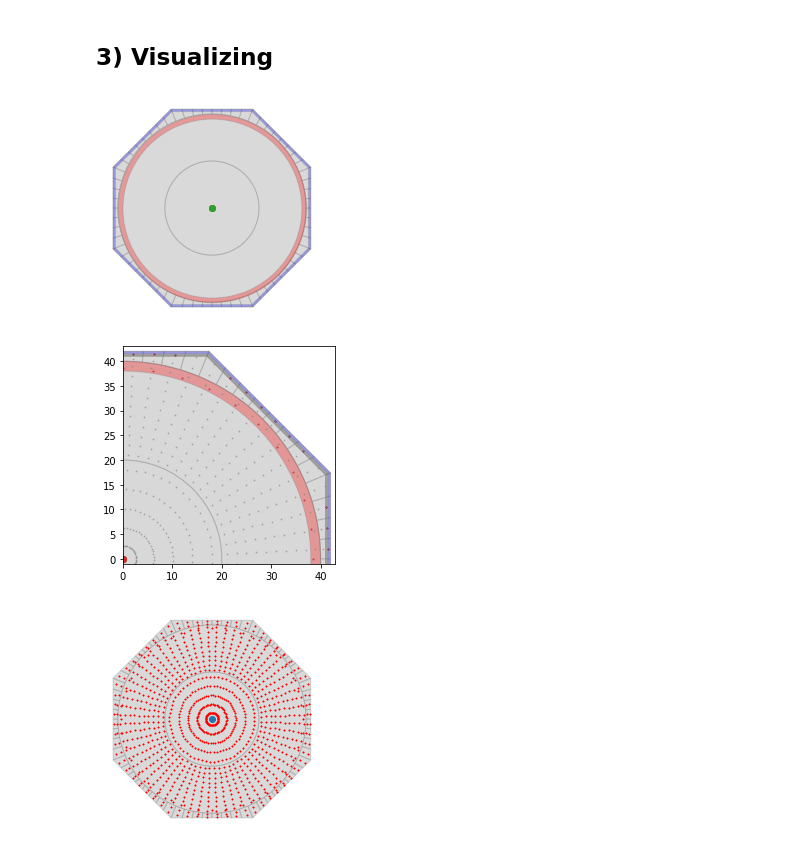
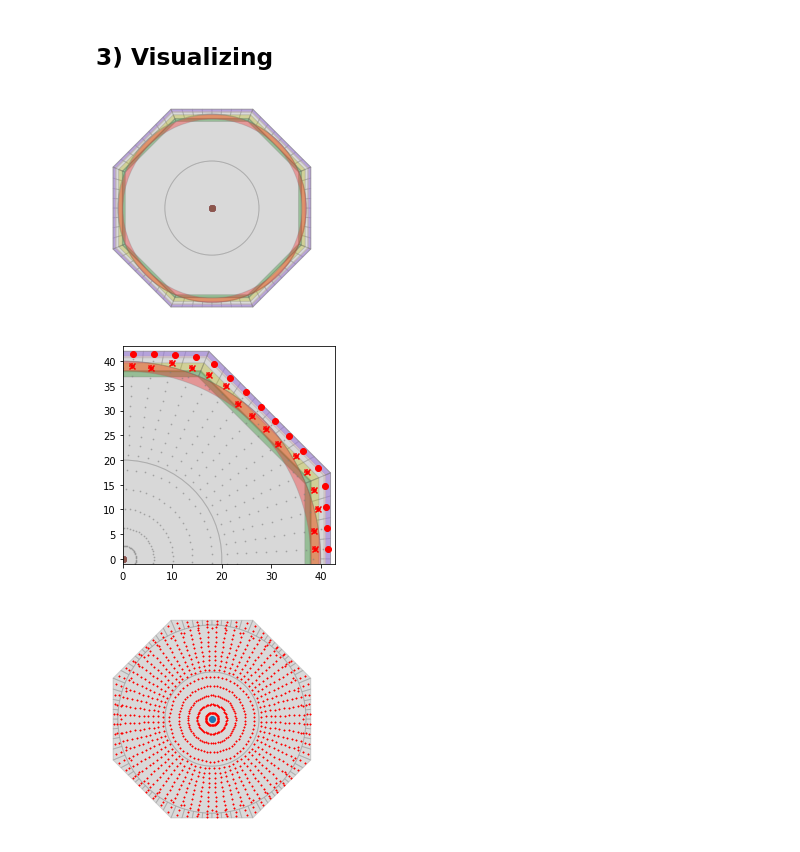
Before and after one commit to BRACE2/Scripts, a Jupyter notebook: SectionRegions/Tests_2.ipynb, the cells around one changed output. Cells and saved outputs as stored; diff of their text form; code cells hidden in the pictures.

```diff
--- a/SectionRegions/Tests_2.ipynb
+++ b/SectionRegions/Tests_2.ipynb
@@ -142,39 +143,49 @@ ds2_fibers = np.array([
 ds3_fibers = np.array([
     f["coord"] for e,s,f in iter_elem_fibers(model, elements, filt=DS["dsr3"], sections=[0])
 ])
+
+ds4_fibers = np.array([
+    f["coord"] for e,s,f in iter_elem_fibers(model, elements, filt=DS["dsr3"], sections=[0])
+])
 # %% [markdown]
 ## 3) Visualizing
 # %%
 sect = section.ConfinedPolygon(8, Dcol/2)
 ax = render.section(sect)
 render.section(DS["dsr1"]["regions"][0], facecolor="b", ax=ax)
-render.section(DS["dsr2"]["regions"][0], facecolor="r", ax=ax);
+render.section(DS["dsr2"]["regions"][0], facecolor="pink", ax=ax)
+render.section(DS["dsr3"]["regions"][0], facecolor="y", ax=ax)
+render.section(DS["dsr4"]["regions"][0], facecolor="g", ax=ax);
+render.section(DS["dsr5"]["regions"][0], facecolor="r", ax=ax);
 # ax.set_xlim([0, Rcol+1])
 # ax.set_ylim([-1, Rcol+1])
 # %% [output]
-[figure, old version]
+[figure, new version]
 # %%
 # Create grid of points
 import numpy as np
 
 # Create plot axis and add sections to it
 ax = render.section(sect)
 render.section(DS["dsr1"]["regions"][0], facecolor="b", ax=ax)
-render.section(DS["dsr2"]["regions"][0], facecolor="r", ax=ax)
+render.section(DS["dsr2"]["regions"][0], facecolor="pink", ax=ax)
 render.section(DS["dsr3"]["regions"][0], facecolor="y", ax=ax)
+render.section(DS["dsr4"]["regions"][0], facecolor="g", ax=ax);
+render.section(DS["dsr5"]["regions"][0], facecolor="r", ax=ax);
 
 # add filtered fibers to plot
-ax.scatter(*list(zip(*ds1_fibers)), marker="x", color="blue", s=0.6)
-ax.scatter(*list(zip(*ds2_fibers)), color="red", s=0.5)
-ax.scatter(*list(zip(*ds3_fibers)), color="red",   s=0.5)
 ax.scatter(*list(zip(*all_fibers)), color="grey", alpha=0.3, s=0.5);
+ax.scatter(*list(zip(*ds1_fibers)), marker=".", color="blue")
+ax.scatter(*list(zip(*ds2_fibers)), color="r", marker="o")#, s=0.8)
+ax.scatter(*list(zip(*ds3_fibers)), color="r", marker="x")#,  s=1)
+ax.scatter(*list(zip(*ds4_fibers)), color="r", marker="+")#,  s=1)
 
 # Set plot limits
 ax.set_xlim([ 0, Rcol+1])
 ax.set_ylim([-1, Rcol+1])
 ax.axis("on");
 # %% [output]
-[figure, old version]
+[figure, new version]
 # %%
 ax = render.section(sect)
 ax.scatter(*list(zip(*all_fibers)), color="red", s=0.5);
```
Also changed, not shown: parts of 4 cells of this notebook, 1 other file.
